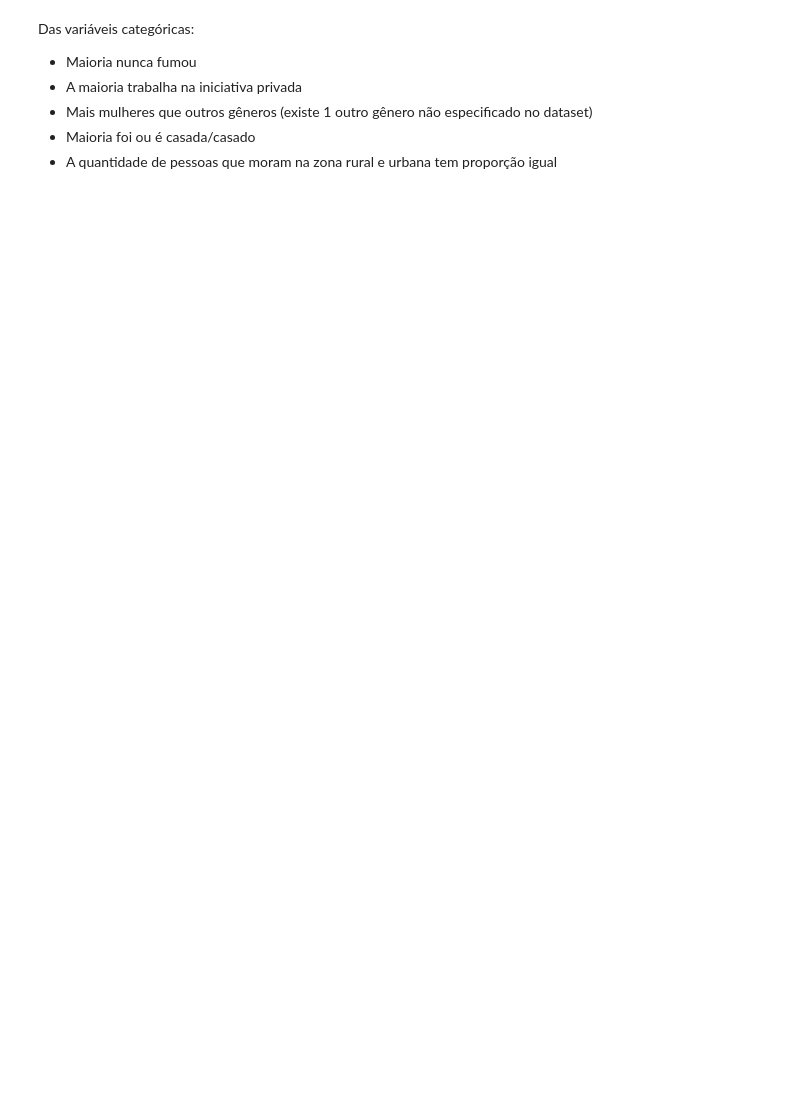
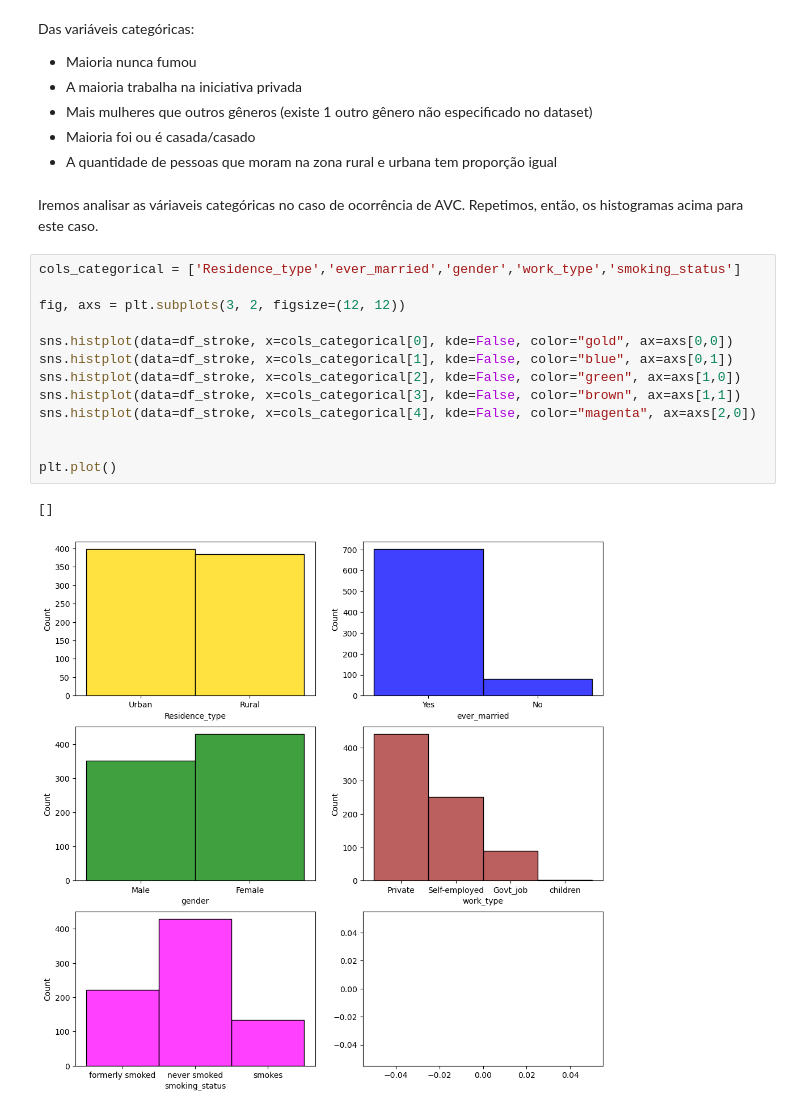
Before and after one commit to Jdss026/stroke-classifier, a Jupyter notebook: notebooks/eda.ipynb, the cells around one changed output. Drawn from its saved outputs; the diff is of its cells as text; blank space fills up the shorter version.

```diff
--- a/notebooks/eda.ipynb
+++ b/notebooks/eda.ipynb
@@ -362,3 +362,21 @@ Das variáveis categóricas:
 - Mais mulheres que outros gêneros (existe 1 outro gênero não especificado no dataset)
 - Maioria foi ou é casada/casado
 - A quantidade de pessoas que moram na zona rural e urbana tem proporção igual
+# %% [markdown]
+Iremos analisar as váriaveis categóricas no caso de ocorrência de AVC. Repetimos, então, os histogramas acima para este caso.
+# %%
+cols_categorical = ['Residence_type','ever_married','gender','work_type','smoking_status']
+
+fig, axs = plt.subplots(3, 2, figsize=(12, 12))
+
+sns.histplot(data=df_stroke, x=cols_categorical[0], kde=False, color="gold", ax=axs[0,0])
+sns.histplot(data=df_stroke, x=cols_categorical[1], kde=False, color="blue", ax=axs[0,1])
+sns.histplot(data=df_stroke, x=cols_categorical[2], kde=False, color="green", ax=axs[1,0])
+sns.histplot(data=df_stroke, x=cols_categorical[3], kde=False, color="brown", ax=axs[1,1])
+sns.histplot(data=df_stroke, x=cols_categorical[4], kde=False, color="magenta", ax=axs[2,0])
+
+
+plt.plot()
+# %% [output]
+[]
+[figure, added]
```
Also changed, not shown: parts of 2 cells of this notebook.
